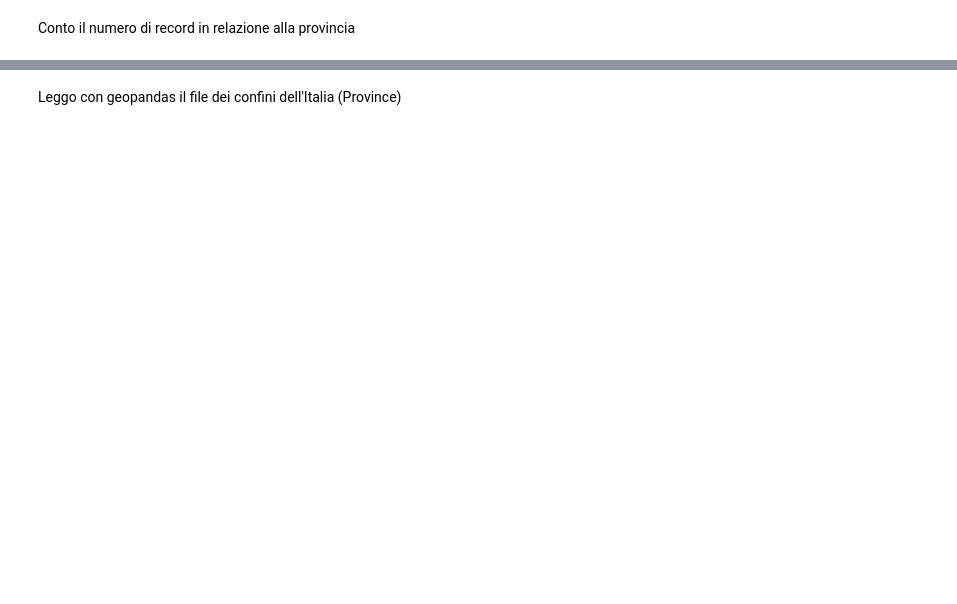
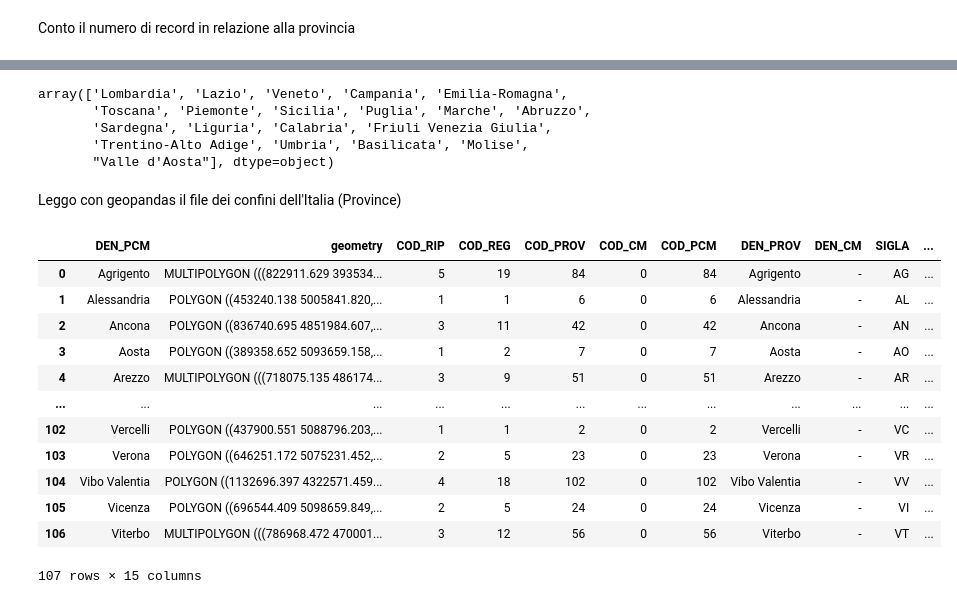
Before and after one commit to IceScreaM98/ML-companies-balance, a Jupyter notebook: Notebooks/Data_ETL/Dataset_geographic_analysis.ipynb, the cells around one changed output, grey strips where cells are left out. Cells and saved outputs as stored; diff of their text form; code cells hidden in the pictures; blank space fills up the shorter version.

```diff
--- a/Notebooks/Data_ETL/Dataset_geographic_analysis.ipynb
+++ b/Notebooks/Data_ETL/Dataset_geographic_analysis.ipynb
@@ -46,3 +131,11 @@ province_counts["Province"].unique()
+# %%
+region_counts["Regione"].unique()
+# %% [output]
+array(['Lombardia', 'Lazio', 'Veneto', 'Campania', 'Emilia-Romagna',
+       'Toscana', 'Piemonte', 'Sicilia', 'Puglia', 'Marche', 'Abruzzo',
+       'Sardegna', 'Liguria', 'Calabria', 'Friuli Venezia Giulia',
+       'Trentino-Alto Adige', 'Umbria', 'Basilicata', 'Molise',
+       "Valle d'Aosta"], dtype=object)
 # %% [markdown]
 Leggo con geopandas il file dei confini dell'Italia (Province)
 # %%
@@ -58 +149,17 @@ ripartizioni_geografiche
+# %%
+ripartizioni_geografiche_prov
+# %% [output]
+|  | DEN_PCM | geometry | COD_RIP | COD_REG | COD_PROV | COD_CM | COD_PCM | DEN_PROV | DEN_CM | SIGLA | ... |
+| 0 | Agrigento | MULTIPOLYGON (((822911.629 393534... | 5 | 19 | 84 | 0 | 84 | Agrigento | - | AG | ... |
+| 1 | Alessandria | POLYGON ((453240.138 5005841.820,... | 1 | 1 | 6 | 0 | 6 | Alessandria | - | AL | ... |
+| 2 | Ancona | POLYGON ((836740.695 4851984.607,... | 3 | 11 | 42 | 0 | 42 | Ancona | - | AN | ... |
+| 3 | Aosta | POLYGON ((389358.652 5093659.158,... | 1 | 2 | 7 | 0 | 7 | Aosta | - | AO | ... |
+| 4 | Arezzo | MULTIPOLYGON (((718075.135 486174... | 3 | 9 | 51 | 0 | 51 | Arezzo | - | AR | ... |
+| ... | ... | ... | ... | ... | ... | ... | ... | ... | ... | ... | ... |
+| 102 | Vercelli | POLYGON ((437900.551 5088796.203,... | 1 | 1 | 2 | 0 | 2 | Vercelli | - | VC | ... |
+| 103 | Verona | POLYGON ((646251.172 5075231.452,... | 2 | 5 | 23 | 0 | 23 | Verona | - | VR | ... |
+| 104 | Vibo Valentia | POLYGON ((1132696.397 4322571.459... | 4 | 18 | 102 | 0 | 102 | Vibo Valentia | - | VV | ... |
+| 105 | Vicenza | POLYGON ((696544.409 5098659.849,... | 2 | 5 | 24 | 0 | 24 | Vicenza | - | VI | ... |
+| 106 | Viterbo | MULTIPOLYGON (((786968.472 470001... | 3 | 12 | 56 | 0 | 56 | Viterbo | - | VT | ... |
+107 rows × 15 columns
 # %%
```
Also changed, not shown: parts of 27 cells of this notebook.
